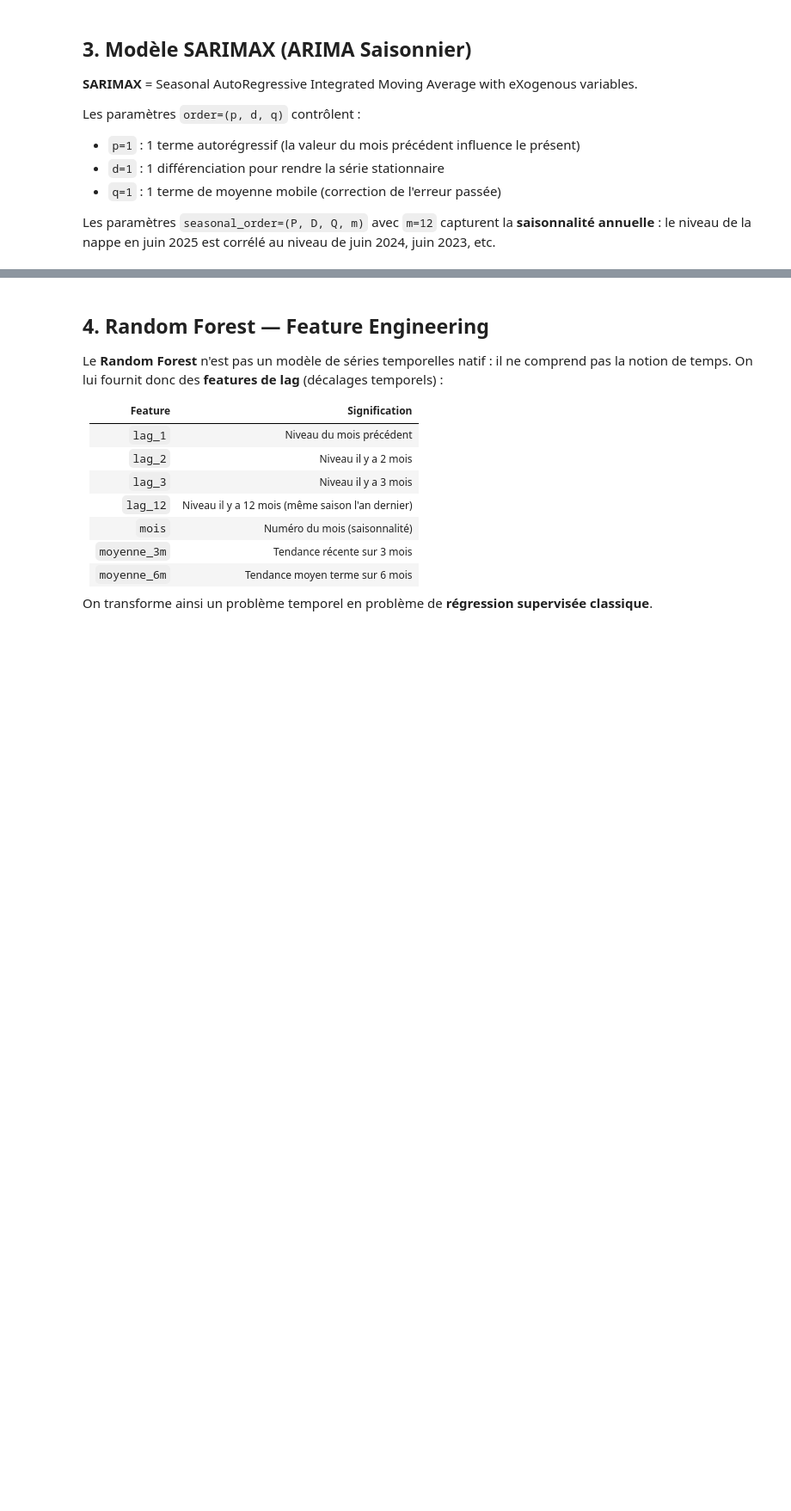
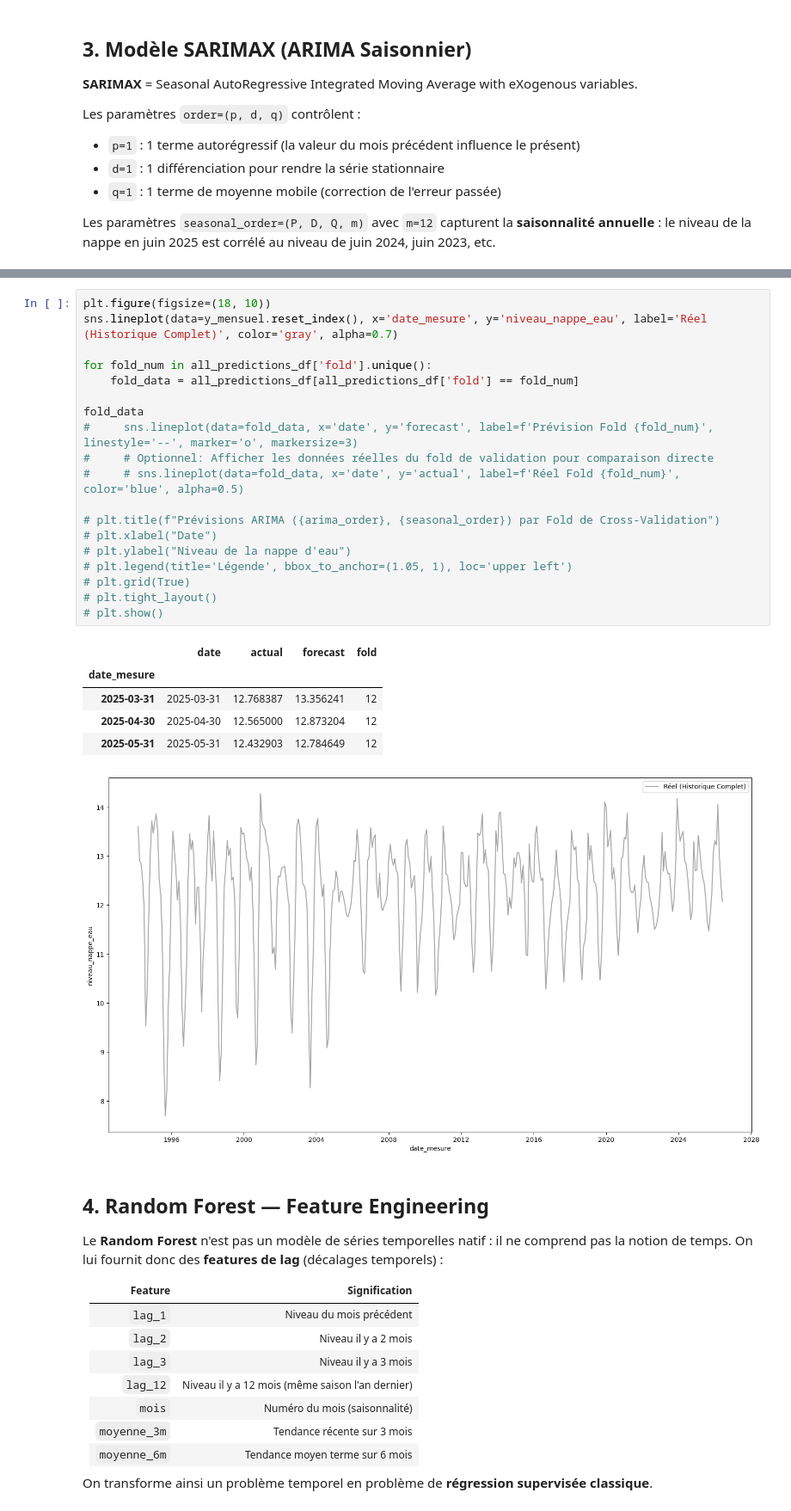
Before and after one commit to charourou/Projet_Hydrosense, a Jupyter notebook: notebooks/ML_evaluate_MRI.ipynb, the cells around one changed output, grey strips where cells are left out. Shown at 86% size. Saved outputs shown, nothing was run; the diff lists cells and outputs as text; blank space fills up the shorter version.

```diff
--- a/notebooks/ML_evaluate_MRI.ipynb
+++ b/notebooks/ML_evaluate_MRI.ipynb
@@ -145,3 +280,29 @@ plt.show()
+# %%
+plt.figure(figsize=(18, 10))
+sns.lineplot(data=y_mensuel.reset_index(), x='date_mesure', y='niveau_nappe_eau', label='Réel (Historique Complet)', color='gray', alpha=0.7)
+
+for fold_num in all_predictions_df['fold'].unique():
+    fold_data = all_predictions_df[all_predictions_df['fold'] == fold_num]
+
+fold_data
+#     sns.lineplot(data=fold_data, x='date', y='forecast', label=f'Prévision Fold {fold_num}', linestyle='--', marker='o', markersize=3)
+#     # Optionnel: Afficher les données réelles du fold de validation pour comparaison directe
+#     # sns.lineplot(data=fold_data, x='date', y='actual', label=f'Réel Fold {fold_num}', color='blue', alpha=0.5)
+
+# plt.title(f"Prévisions ARIMA ({arima_order}, {seasonal_order}) par Fold de Cross-Validation")
+# plt.xlabel("Date")
+# plt.ylabel("Niveau de la nappe d'eau")
+# plt.legend(title='Légende', bbox_to_anchor=(1.05, 1), loc='upper left')
+# plt.grid(True)
+# plt.tight_layout()
+# plt.show()
+# %% [output]
+|  | date | actual | forecast | fold |
+| date_mesure |  |  |  |  |
+| 2025-03-31 | 2025-03-31 | 12.768387 | 13.356241 | 12 |
+| 2025-04-30 | 2025-04-30 | 12.565000 | 12.873204 | 12 |
+| 2025-05-31 | 2025-05-31 | 12.432903 | 12.784649 | 12 |
+[figure, added]
 # %% [markdown]
 ## 4. Random Forest — Feature Engineering
 
```
Also changed, not shown: parts of 12 cells of this notebook.
